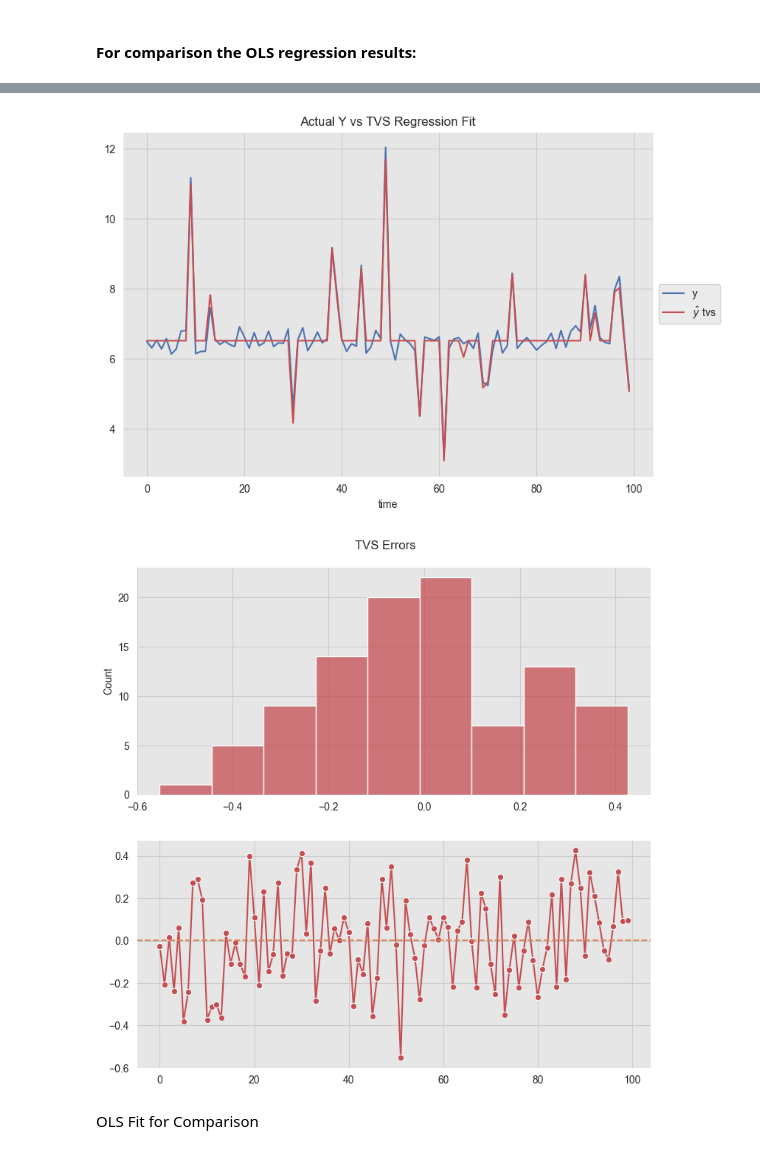
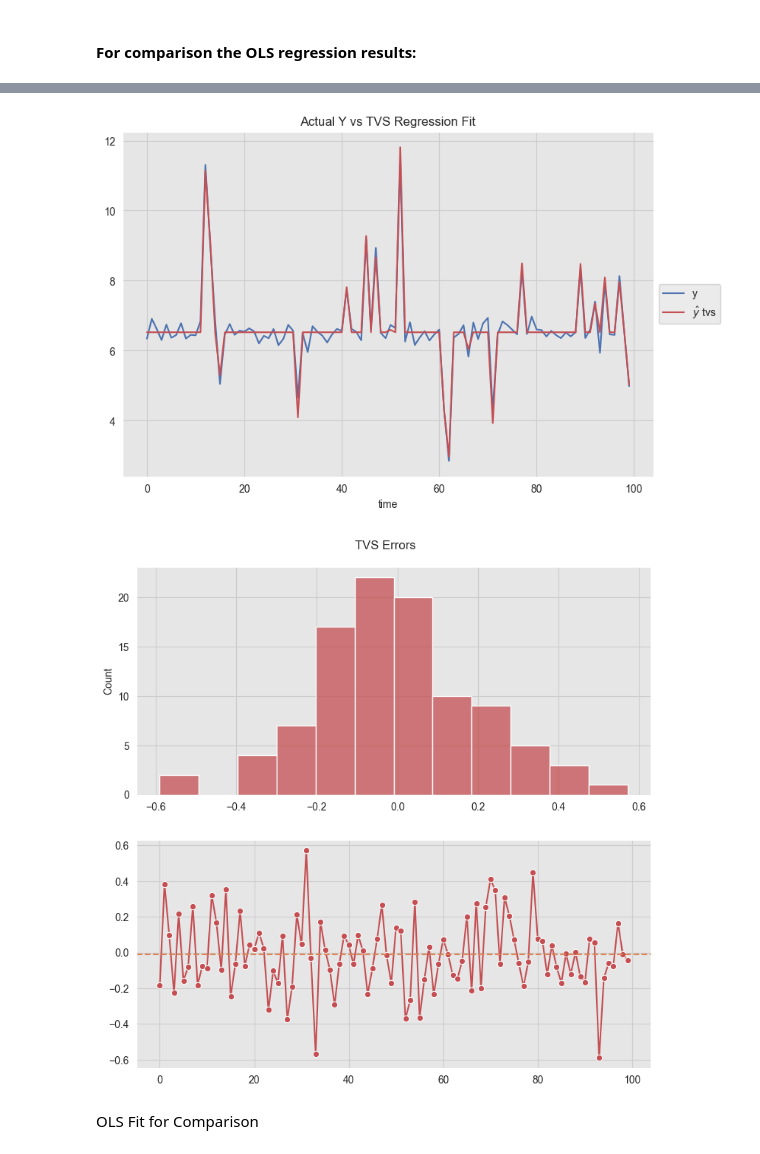
Before and after one commit to aaron1rcl/tvs_regression, a Jupyter notebook: notebooks/1_univariate_example.ipynb, the cells around one changed output, grey strips where cells are left out. Saved outputs shown, nothing was run; the diff lists cells and outputs as text; code cells hidden in the pictures.

```diff
--- a/notebooks/1_univariate_example.ipynb
+++ b/notebooks/1_univariate_example.ipynb
@@ -84,5 +84,5 @@ Now we generate a random set of time delays (taus) and apply these to each row o
 # %%
 # Generate a random shift seq
 np.random.seed(15)
-real_shifts = np.round(np.random.randn(X.shape[0])*2)
+real_shifts = np.round(np.random.poisson(2, X.shape[0]))
 real_shifts = np.array(real_shifts, dtype="int")
@@ -131,7 +137,7 @@ Fit the model with the tvs regression class. The TVS Regression tries to find th
 Inner optimisation is taken care of by the custom tau optimiser module, written specifically for the purpose. In principle, the outer optimisation could be handled by a number of existing suitable methods. Due to the inner tau optimisation, the outer optimisation has a rough (bumpy) solution space. In addition, there can exist local maxima eg. for example where the value of the taus all = 0. For these reasons we have chosen differential evolution (from the scipy.optimize library). This seems to provide a good balance between exploration and greedy local searches. With some basic settings, fitting takes a few minutes. Comment the line "%%capture", if you would like to follow the progress.
 # %%
 %%capture
-tvs.fit(x, y, method="differential_evolution", split=False)
+tvs.fit(x, y, method="differential_evolution", split=False, family="poisson")
 # %% [markdown]
 ### Results
 # %%
@@ -219,18 +228,18 @@ plt.savefig(f'images/plot_4.png', dpi=200,  bbox_inches='tight');
 # %%
 # Predict (fit)
-f = linearTauSolver(X, y, tvs.summary.x[0], 0, tvs.summary.x[1], 0, tvs.summary.x[2], tvs.summary.x[3])
+f = linearTauSolver(X, y, tvs.summary.x[0], 0, tvs.summary.x[1], 0, tvs.summary.x[2], tvs.summary.x[3], family="poisson")
 
 # Create a prediction
 y_p = f.predict(tvs.shift_seq)
 
 fig, ax = plt.subplots()
 sns.lineplot(x=t, y=y, color=sns_c[0], label='y', ax=ax)
 sns.lineplot(x=t, y=y_p, color=sns_c[3], label=r'$\hat{y}$ tvs', ax=ax)
 ax.legend(loc='center left', bbox_to_anchor=(1, 0.5))
 ax.set(title='Actual Y vs TVS Regression Fit', xlabel='time')
 plt.savefig(f'images/plot_5.png', dpi=200,  bbox_inches='tight');
 # %% [output]
-[figure, old version]
+[figure, new version]
 # %%
 tvs_errors = y - y_p
 
@@ -242,7 +251,7 @@ axes[1].axhline(y=tvs_errors.mean(), color=sns_c[1], linestyle='--', label='mean
 fig.suptitle('TVS Errors', y=0.92)
 plt.savefig(f'images/plot_6.png', dpi=200,  bbox_inches='tight');
 # %% [output]
-[figure, old version]
+[figure, new version]
 # %% [markdown]
 OLS Fit for Comparison
 # %%
```
Also changed, not shown: parts of 12 cells of this notebook, 7 other files.
